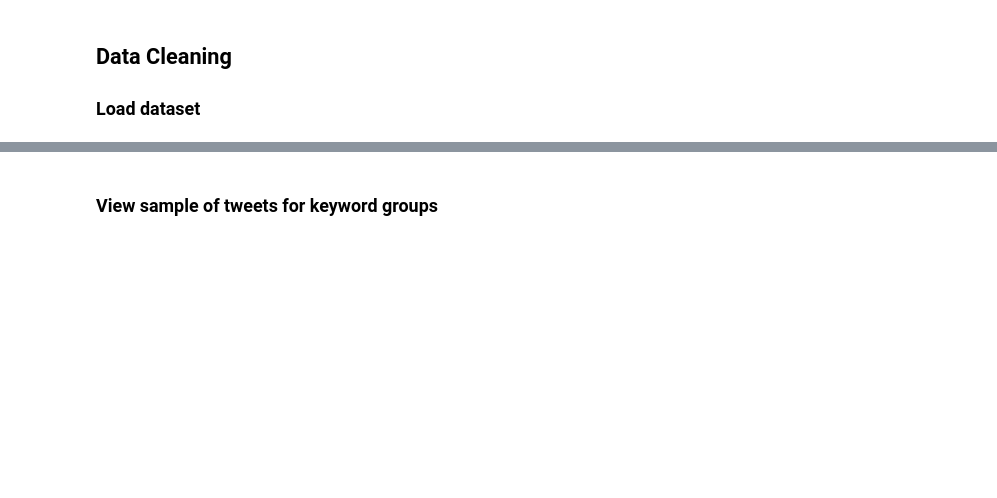
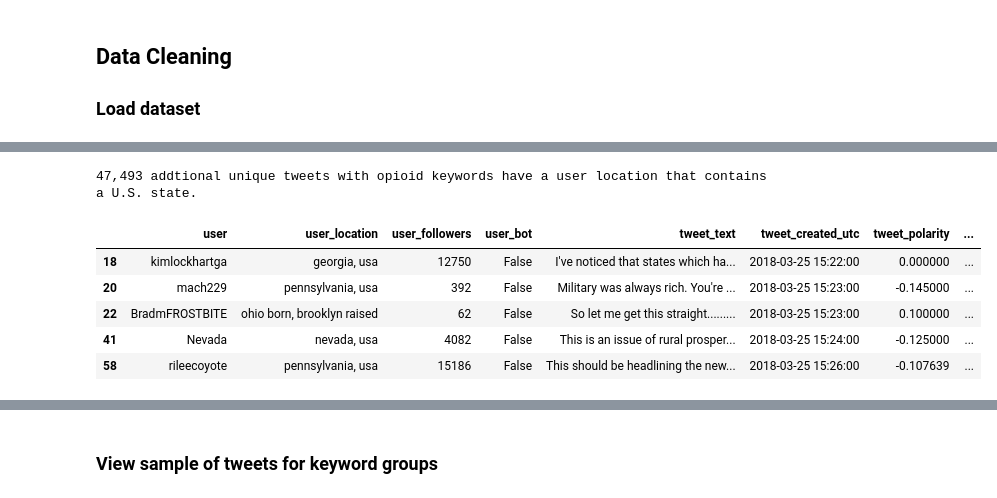
Before and after one commit to mefryar/opioid-research, a Jupyter notebook: code/opioid_twitter.ipynb, the cells around one changed output, grey strips where cells are left out. Saved outputs shown, nothing was run; the diff lists cells and outputs as text; code cells hidden in the pictures; blank space fills up the shorter version.

```diff
--- a/code/opioid_twitter.ipynb
+++ b/code/opioid_twitter.ipynb
@@ -261,0 +421,26 @@ Tweets with clean USA location: 88428 (78% of tweets with comma-separated locati
+# %%
+# Filter 2: Contain state name
+# Create list of state names and convert to lowercase
+states_list = list(usa_state_abbrev_lower.keys())
+
+# Convert list to regex that ensures that matches are not part of longer strings
+states_regex = '\\b' + '\\b|\\b'.join(states_list) + '\\b'
+
+# Only search tweets not captured by filter 1
+no_abbrev = opioid_tweets_location.loc[
+    opioid_tweets_location['user_location'].str.contains(state_abbrevs_regex)==False].copy()
+
+# Apply filter
+opioid_tweets_states = no_abbrev.loc[
+    no_abbrev['user_location'].str.contains(states_regex)].copy()
+print("\n{:,} addtional unique tweets with opioid keywords have a user location "
+      "that contains a U.S. state.".format(opioid_tweets_states.shape[0]))
+opioid_tweets_states.head()
+# %% [output]
+47,493 addtional unique tweets with opioid keywords have a user location that contains a U.S. state.
+|  | user | user_location | user_followers | user_bot | tweet_text | tweet_created_utc | tweet_polarity | ... |
+| 18 | kimlockhartga | georgia, usa | 12750 | False | I've noticed that states which ha... | 2018-03-25 15:22:00 | 0.000000 | ... |
+| 20 | mach229 | pennsylvania, usa | 392 | False | Military was always rich. You're ... | 2018-03-25 15:23:00 | -0.145000 | ... |
+| 22 | BradmFROSTBITE | ohio born, brooklyn raised | 62 | False | So let me get this straight......... | 2018-03-25 15:23:00 | 0.100000 | ... |
+| 41 | Nevada | nevada, usa | 4082 | False | This is an issue of rural prosper... | 2018-03-25 15:24:00 | -0.125000 | ... |
+| 58 | rileecoyote | pennsylvania, usa | 15186 | False | This should be headlining the new... | 2018-03-25 15:26:00 | -0.107639 | ... |
```
Also changed, not shown: parts of 48 cells of this notebook.
